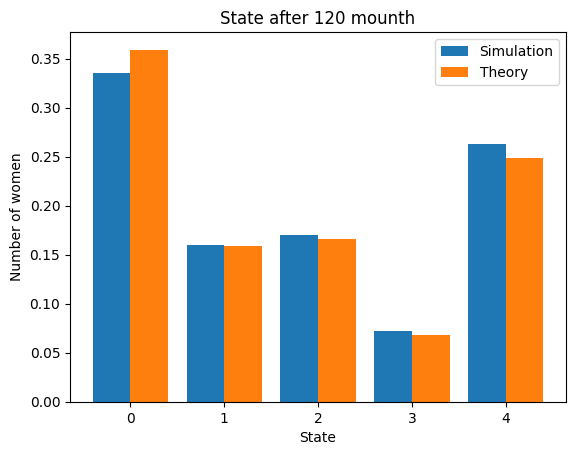
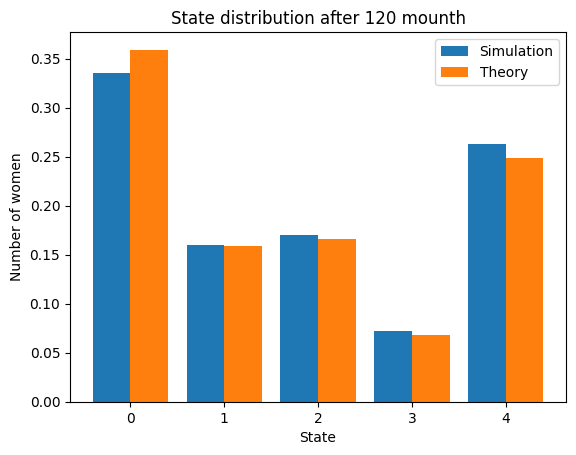
The change to this notebook cell's code, shown as a diff; its figure went from the first image to the second:
--- before
+++ after
@@ -5,5 +5,5 @@
 
 for i in range(n):
-    state = 0                               # start at first stage (python indexing)
+    state = 0                               # start at first state (python indexing)
     for _ in range(T):                      # follow until T mounth
         state = rng.choice(5, p=P[state])   # new state
@@ -16,16 +16,16 @@
 states_theory = pt(p0, P, T)
 
-simulation_counts = np.bincount(states.astype(int), minlength=5)
+lifetimes_counts = np.bincount(states.astype(int), minlength=5)
 x = np.arange(5)
-plt.bar(x - 0.2, simulation_counts / n, width=0.4, label="Simulation")
+plt.bar(x - 0.2, lifetimes_counts / n, width=0.4, label="Simulation")
 plt.bar(x + 0.2, states_theory, width=0.4, label="Theory")
 plt.xlabel("State")
 plt.ylabel("Number of women")
-plt.title("State after 120 mounth")
+plt.title("State distribution after 120 mounth")
 plt.legend()
 plt.show()
 
 # Chi-squared test
-statistic, p_value = ss.chisquare(simulation_counts, 1000*states_theory)
+statistic, p_value = ss.chisquare(lifetimes_counts, 1000*states_theory)
 print('Chi-squared test')
 print('Statistic =', statistic)

Commit: part 3 + updates